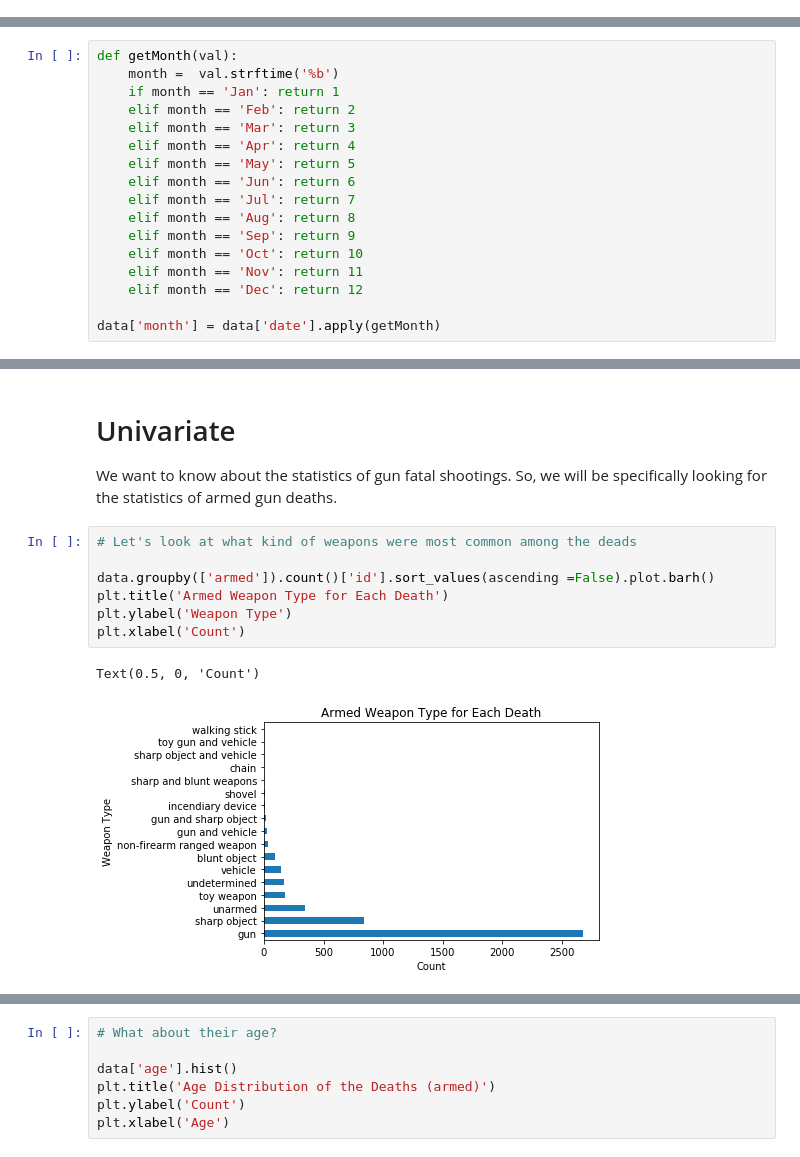
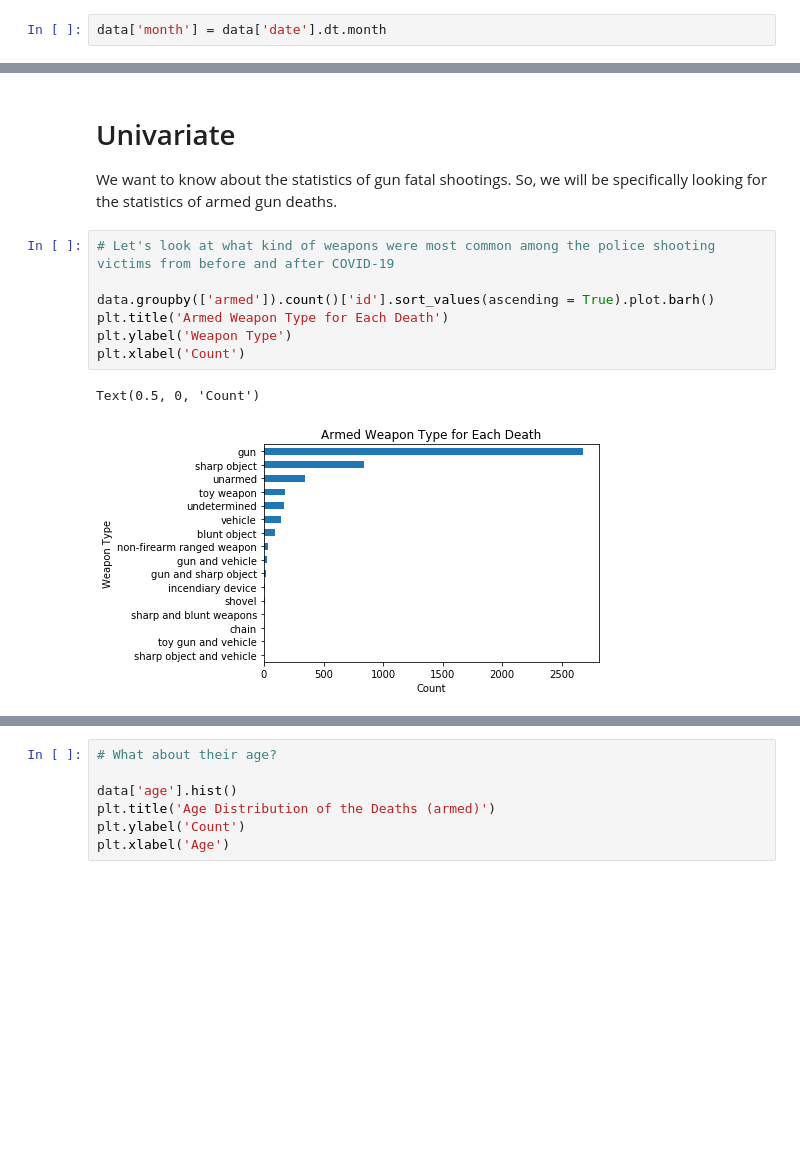
Before and after one commit to ericu-u/covid-police-shootings-analysis, a Jupyter notebook: FinalProject_group047.ipynb, the cells around one changed output, grey strips where cells are left out. Saved outputs shown, nothing was run; the diff lists cells and outputs as text; blank space fills up the shorter version.

Commit message:
Edited/Added to Data Cleaning and Analysis. Added Research Question
Added dataframes split from before and after Covid-19. Used these to add onto existing analysis.

```diff
--- a/FinalProject_group047.ipynb
+++ b/FinalProject_group047.ipynb
@@ -115,4 +123,6 @@ data['date'] = pd.to_datetime(data['date'], format='%Y-%m-%d')
 data['year'] = data['date'].dt.year
+# %%
+data['month'] = data['date'].dt.month
 # %%
 data.dtypes
 # %% [output]
@@ -263,17 +272,0 @@ We will also extract the month for each incident, and save it into a new column
-# %%
-def getMonth(val):
-    month =  val.strftime('%b')
-    if month == 'Jan': return 1
-    elif month == 'Feb': return 2
-    elif month == 'Mar': return 3
-    elif month == 'Apr': return 4
-    elif month == 'May': return 5
-    elif month == 'Jun': return 6
-    elif month == 'Jul': return 7
-    elif month == 'Aug': return 8
-    elif month == 'Sep': return 9
-    elif month == 'Oct': return 10
-    elif month == 'Nov': return 11
-    elif month == 'Dec': return 12
-
-data['month'] = data['date'].apply(getMonth)
@@ -286,12 +319,12 @@ And with that, we have successfully cleaned our data!
 
 We want to know about the statistics of gun fatal shootings. So, we will be specifically looking for the statistics of armed gun deaths.
 # %%
-# Let's look at what kind of weapons were most common among the deads
+# Let's look at what kind of weapons were most common among the police shooting victims from before and after COVID-19
 
-data.groupby(['armed']).count()['id'].sort_values(ascending =False).plot.barh()
+data.groupby(['armed']).count()['id'].sort_values(ascending = True).plot.barh()
 plt.title('Armed Weapon Type for Each Death')
 plt.ylabel('Weapon Type')
 plt.xlabel('Count')
 # %% [output]
 Text(0.5, 0, 'Count')
-[figure, old version]
+[figure, new version]
```
Also changed, not shown: parts of 20 cells of this notebook.
